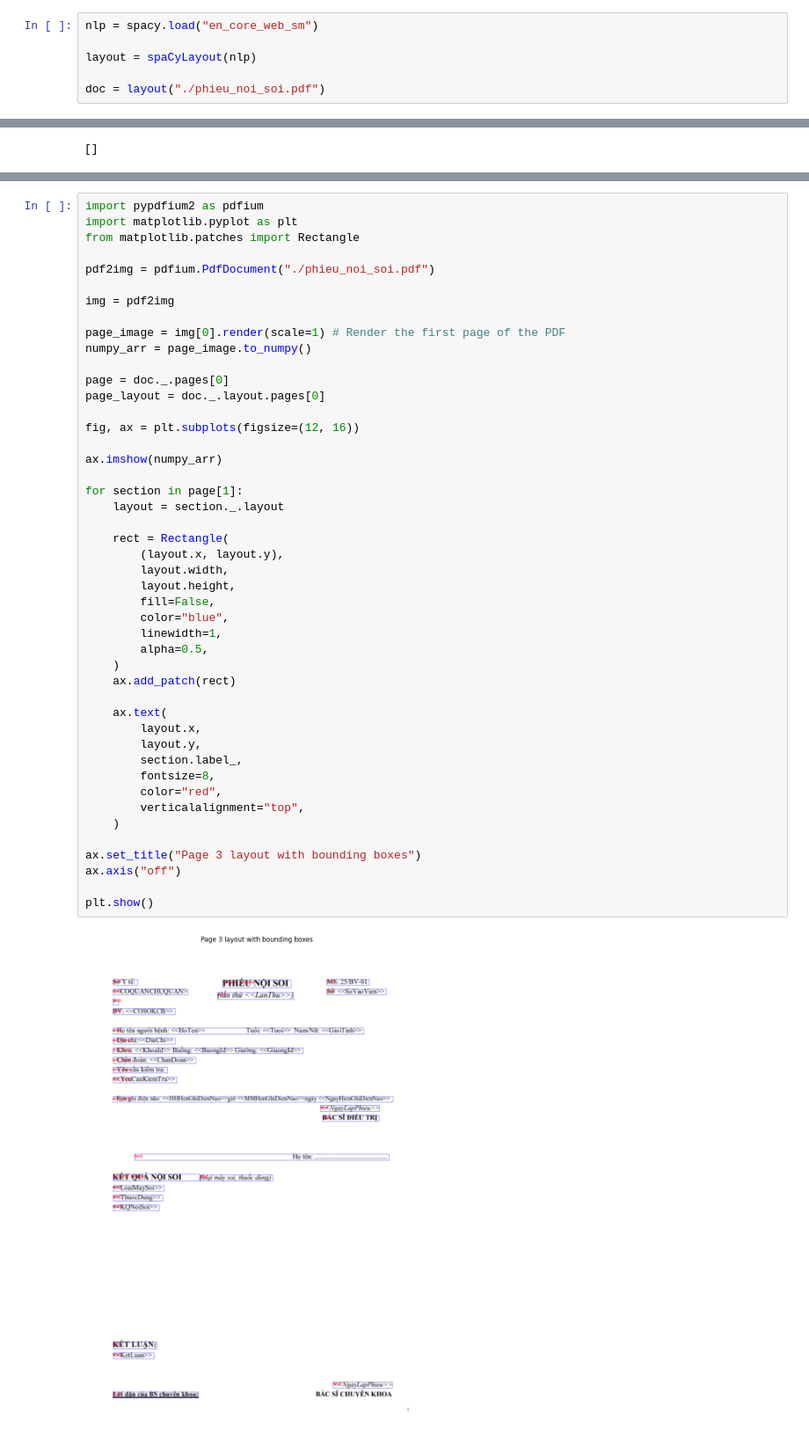
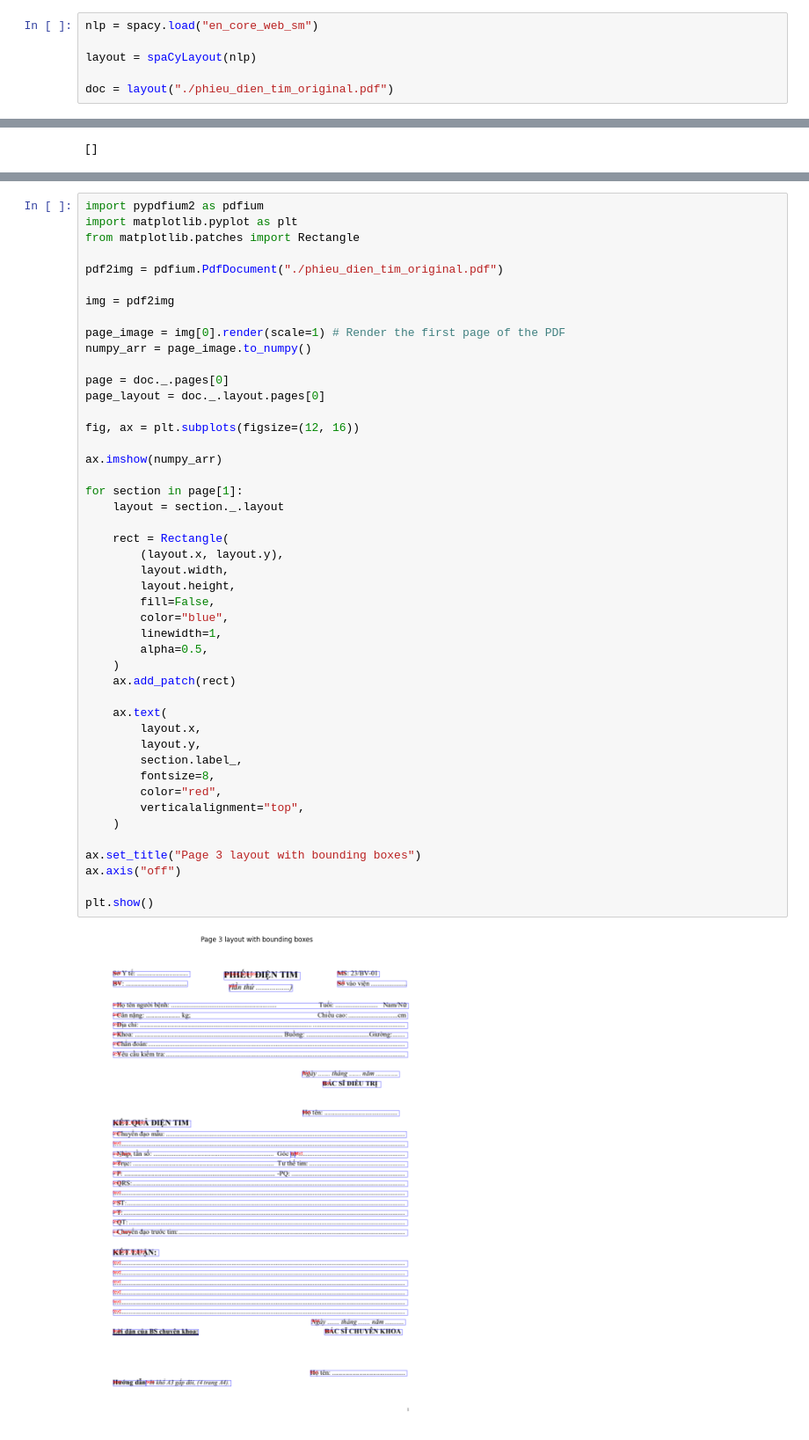
Before and after one commit to bachlex03/python-projects, a Jupyter notebook: 1_MS_Office_To_Json/nb-pdf2json.ipynb, the cells around one changed output, grey strips where cells are left out. Shown at 88% size. Saved outputs shown, nothing was run; the diff lists cells and outputs as text.

```diff
--- a/1_MS_Office_To_Json/nb-pdf2json.ipynb
+++ b/1_MS_Office_To_Json/nb-pdf2json.ipynb
@@ -49,7 +31,7 @@ nlp = spacy.load("en_core_web_sm")
 
 layout = spaCyLayout(nlp)
 
-doc = layout("./phieu_noi_soi.pdf")
+doc = layout("./phieu_dien_tim_original.pdf")
 # %%
 print(doc)
 # %% [output]
@@ -171,7 +147,7 @@ import pypdfium2 as pdfium
 import matplotlib.pyplot as plt
 from matplotlib.patches import Rectangle
 
-pdf2img = pdfium.PdfDocument("./phieu_noi_soi.pdf")
+pdf2img = pdfium.PdfDocument("./phieu_dien_tim_original.pdf")
 
 img = pdf2img
 
@@ -186,34 +162,34 @@ fig, ax = plt.subplots(figsize=(12, 16))
 ax.imshow(numpy_arr)
 
 for section in page[1]:
     layout = section._.layout
 
     rect = Rectangle(
         (layout.x, layout.y),
         layout.width,
         layout.height,
         fill=False,
         color="blue",
         linewidth=1,
         alpha=0.5,
     )
     ax.add_patch(rect)
 
     ax.text(
         layout.x,
         layout.y,
         section.label_,
         fontsize=8,
         color="red",
         verticalalignment="top",
     )
 
 ax.set_title("Page 3 layout with bounding boxes")
 ax.axis("off")
 
 plt.show()
 # %% [output]
-[figure, old version]
+[figure, new version]
 # %%
 doc2 = nlp(doc)
 for ent in doc2.ents:
```
Also changed, not shown: parts of 18 cells of this notebook, 2 other files.
